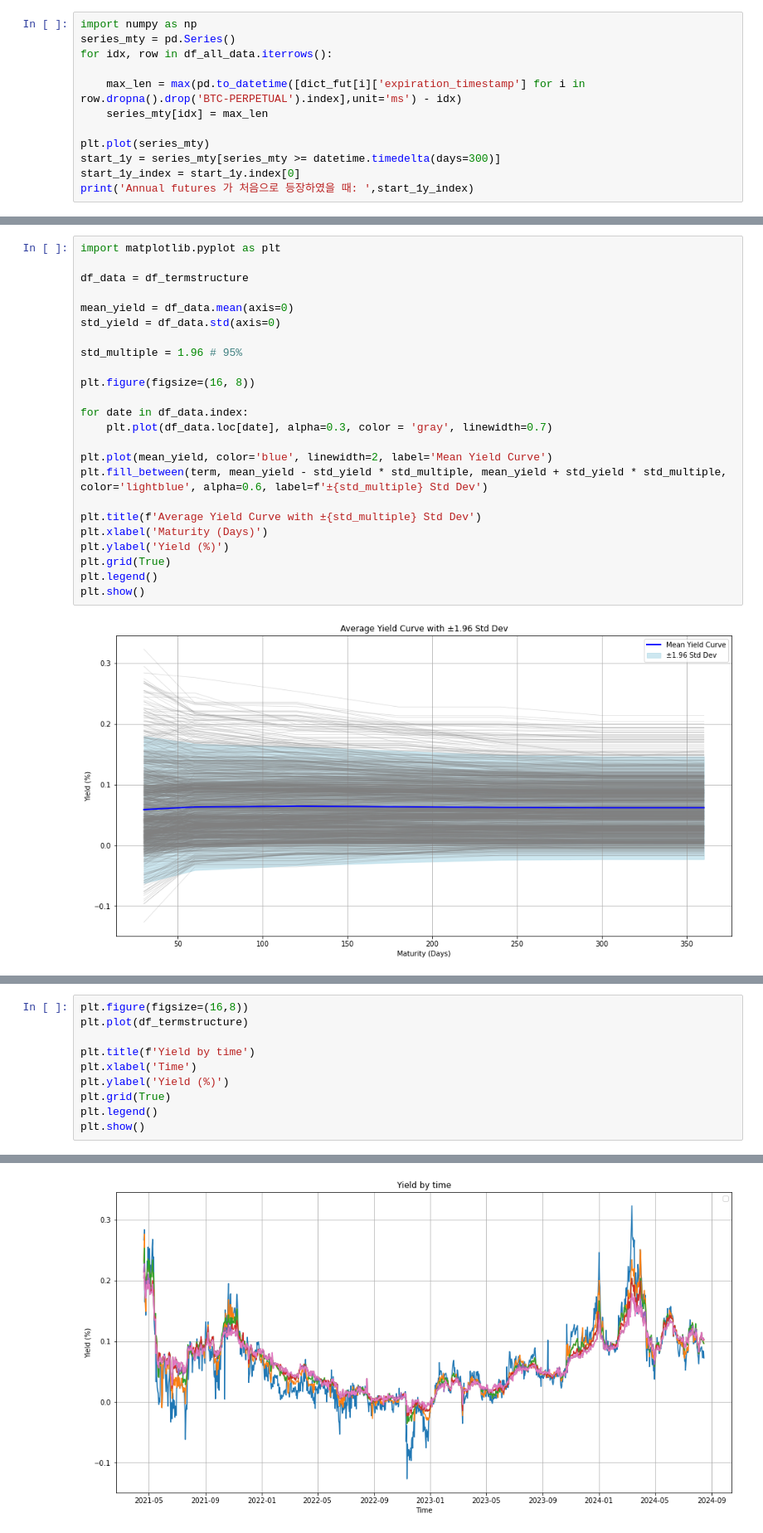
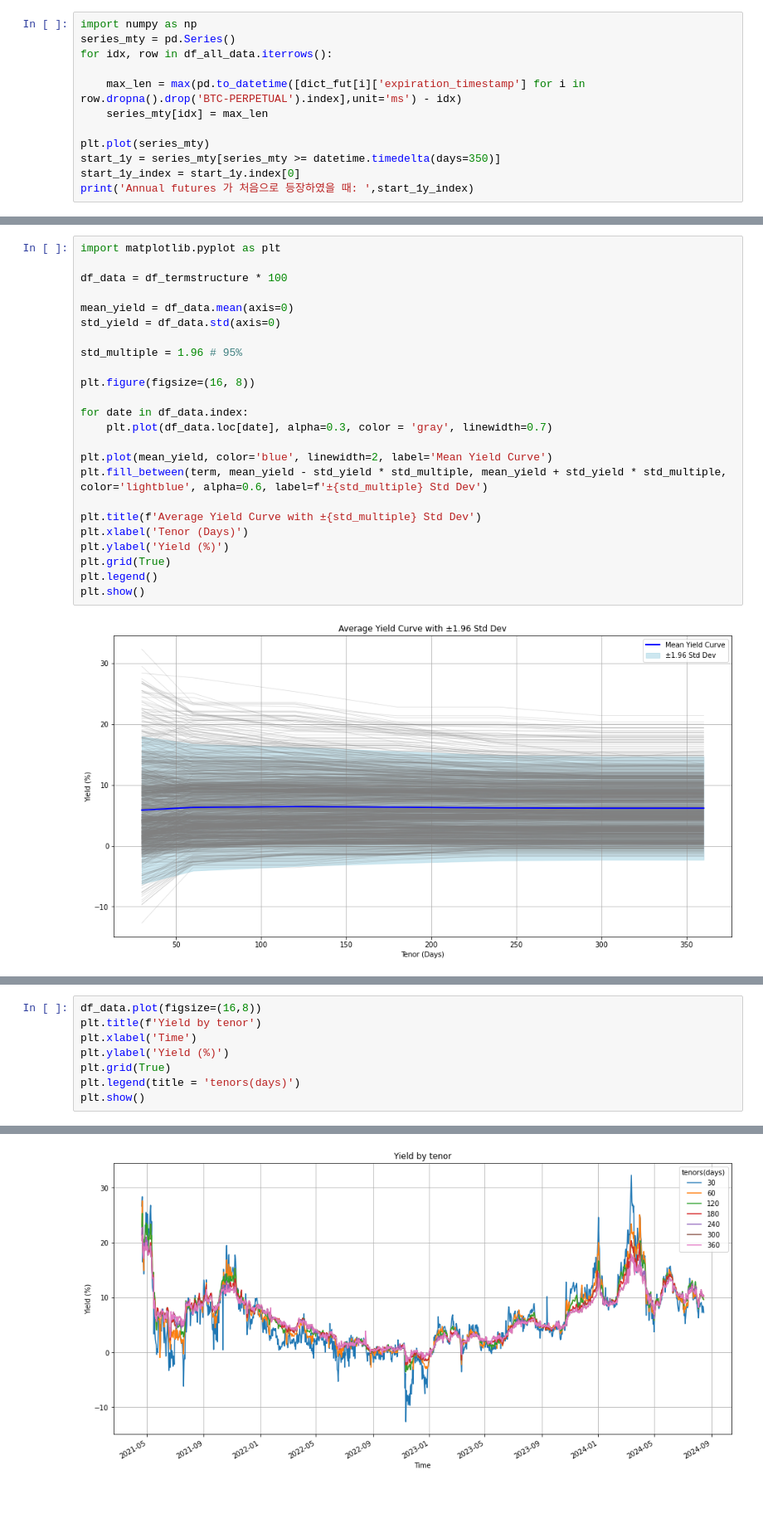
Before and after one commit to minhoo-main/Investing_crypto, a Jupyter notebook: rate_model.ipynb, the cells around one changed output, grey strips where cells are left out. Shown at 83% size. Saved outputs shown, nothing was run; the diff lists cells and outputs as text; blank space fills up the shorter version.

```diff
--- a/rate_model.ipynb
+++ b/rate_model.ipynb
@@ -58,7 +62,7 @@ for idx, row in df_all_data.iterrows():
     series_mty[idx] = max_len
 
 plt.plot(series_mty)
-start_1y = series_mty[series_mty >= datetime.timedelta(days=300)]
+start_1y = series_mty[series_mty >= datetime.timedelta(days=350)]
 start_1y_index = start_1y.index[0]
 print('Annual futures 가 처음으로 등장하였을 때: ',start_1y_index)
 # %% [output]
@@ -98,7 +106,7 @@ df_termstructure.columns = term
 # %%
 import matplotlib.pyplot as plt
 
-df_data = df_termstructure
+df_data = df_termstructure * 100
 
 mean_yield = df_data.mean(axis=0)
 std_yield = df_data.std(axis=0)
@@ -114,7 +122,7 @@ plt.plot(mean_yield, color='blue', linewidth=2, label='Mean Yield Curve')
 plt.fill_between(term, mean_yield - std_yield * std_multiple, mean_yield + std_yield * std_multiple, color='lightblue', alpha=0.6, label=f'±{std_multiple} Std Dev')
 
 plt.title(f'Average Yield Curve with ±{std_multiple} Std Dev')
-plt.xlabel('Maturity (Days)')
+plt.xlabel('Tenor (Days)')
 plt.ylabel('Yield (%)')
 plt.grid(True)
 plt.legend()
@@ -137,11 +149,9 @@ No artists with labels found to put in legend.  Note that artists whose label st
 # %%
-plt.figure(figsize=(16,8))
-plt.plot(df_termstructure)
-
-plt.title(f'Yield by time')
+df_data.plot(figsize=(16,8))
+plt.title(f'Yield by tenor')
 plt.xlabel('Time')
 plt.ylabel('Yield (%)')
 plt.grid(True)
-plt.legend()
+plt.legend(title = 'tenors(days)')
 plt.show()
 # %% [output]
@@ -149 +158 @@ No artists with labels found to put in legend.  Note that artists whose label st
-[figure, old version]
+[figure, new version]
```
Also changed, not shown: parts of 14 cells of this notebook.
